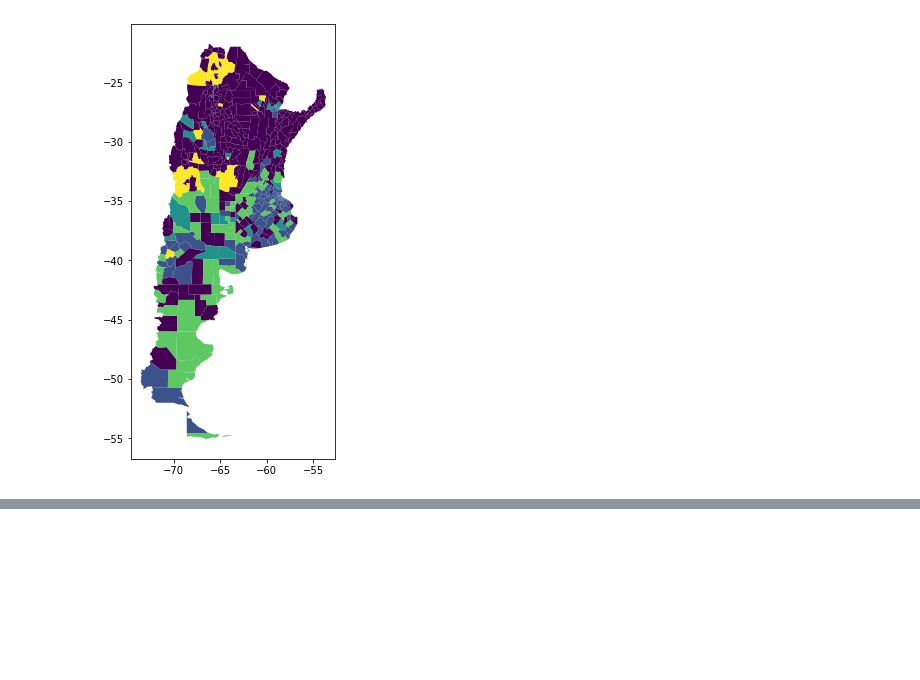
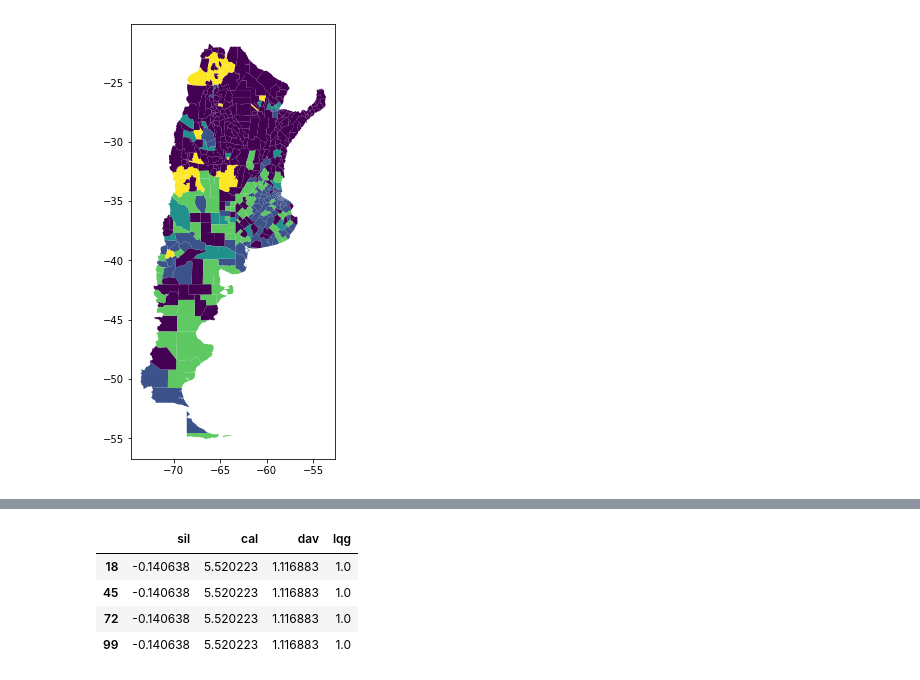
Before and after one commit to pabanib/covid, a Jupyter notebook: Untitled2.ipynb, the cells around one changed output, grey strips where cells are left out. Saved outputs shown, nothing was run; the diff lists cells and outputs as text; code cells hidden in the pictures; blank space fills up the shorter version.

```diff
--- a/Untitled2.ipynb
+++ b/Untitled2.ipynb
@@ -127,0 +134,14 @@ kmeans.fit(X)
+# %%
+pipe2 = sk.pipeline.Pipeline([
+    ('periodos', procesos.peri_columna()),
+    ('norm', norm_l1)])
+
+XX = pipe2.fit_transform(fallecidos)
+hyperparam_aglo2= {'n_clusters':[ 5, 10, 15, 20, 25, 30, 35, 40, 45, 50, 55, 60, 65, 70, 75, 80, 85,
+        90, 95],
+    'connectivity': [w_knn.sparse],
+ 'affinity': ['l1', 'l2', 'manhattan', 'cosine'],
+ 'linkage': ['complete', 'average', 'single']}
+
+aglo_geo = metodo(sk.cluster.AgglomerativeClustering(),hyperparam_aglo2, metricas)
+aglo_geo.fit(XX)
@@ -319,0 +302,3 @@ tskm.best_model_
+# %%
+xx = norm_l1.fit_transform((covid_ult_mes.fallecido/(covid_ult_mes.personas/10000)).values.reshape(-1,1))
+aglo_geo.fit(xx)
@@ -319,0 +323,8 @@ tskm.best_model_
+# %%
+aglo_geo.best_metrics_
+# %% [output]
+|  | sil | cal | dav | lqg |
+| 18 | -0.140638 | 5.520223 | 1.116883 | 1.0 |
+| 45 | -0.140638 | 5.520223 | 1.116883 | 1.0 |
+| 72 | -0.140638 | 5.520223 | 1.116883 | 1.0 |
+| 99 | -0.140638 | 5.520223 | 1.116883 | 1.0 |
```
Also changed, not shown: parts of 69 cells of this notebook, 9 other files.
